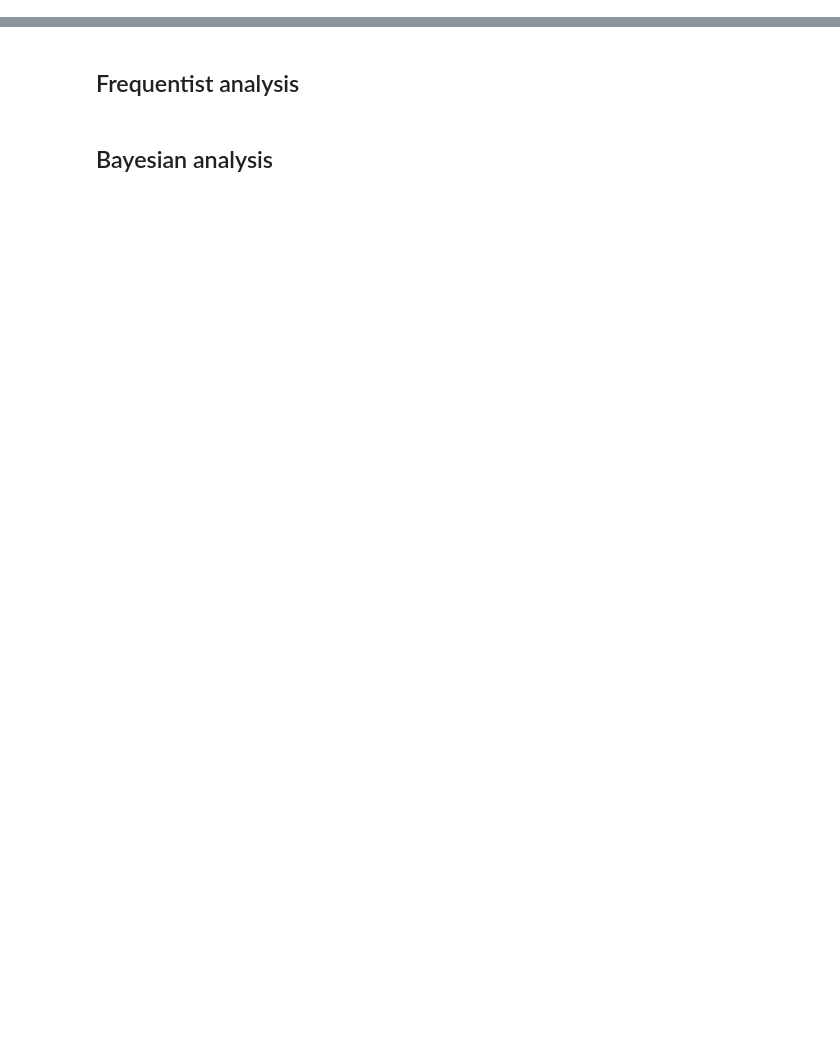
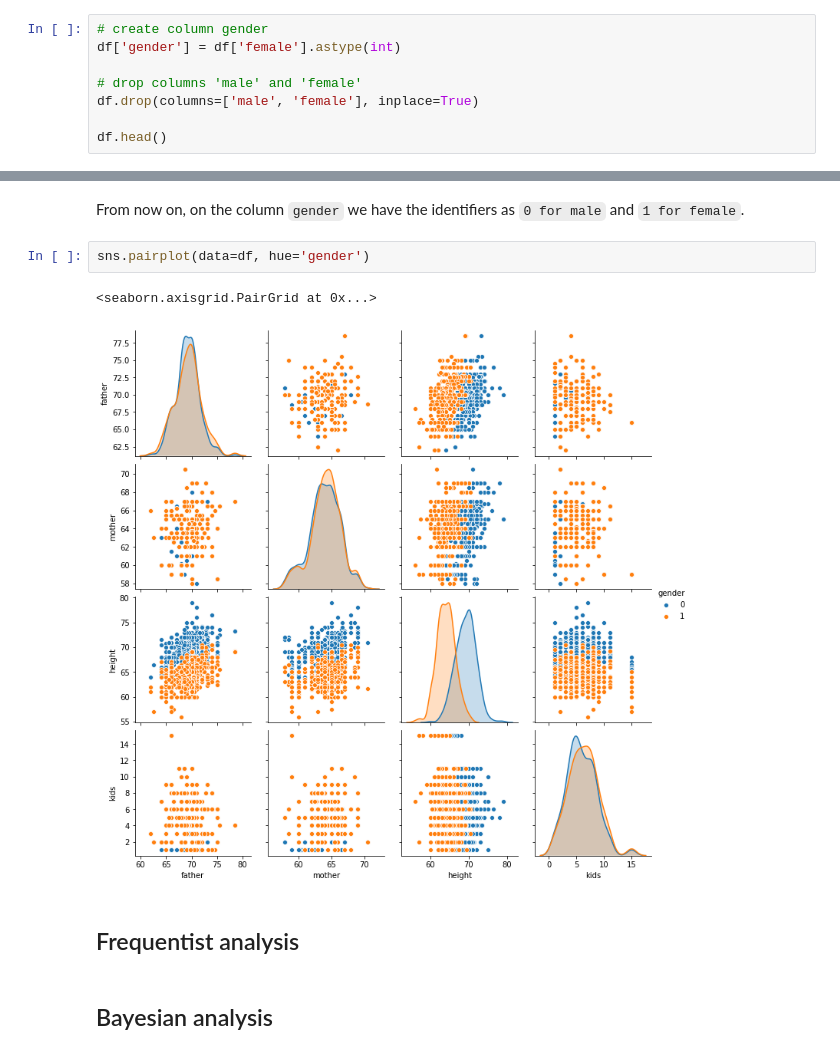
Before and after one commit to elisiojsj/Data-Science, a Jupyter notebook: Galton_Height-analysis.ipynb, the cells around one changed output, grey strips where cells are left out. Drawn from its saved outputs; the diff is of its cells as text; blank space fills up the shorter version.

```diff
--- a/Galton_Height-analysis.ipynb
+++ b/Galton_Height-analysis.ipynb
@@ -33,0 +79,8 @@ plt.show()
+# %%
+# create column gender
+df['gender'] = df['female'].astype(int)
+
+# drop columns 'male' and 'female'
+df.drop(columns=['male', 'female'], inplace=True)
+
+df.head()
@@ -34,3 +94,10 @@ plt.show()
+# %% [markdown]
+From now on, on the column `gender` we have the identifiers as `0 for male` and `1 for female`.
+# %%
+sns.pairplot(data=df, hue='gender')
+# %% [output]
+<seaborn.axisgrid.PairGrid at 0x...>
+[figure, added]
 # %% [markdown]
 ## Frequentist analysis
 # %% [markdown]
```
Also changed, not shown: parts of 11 cells of this notebook.
